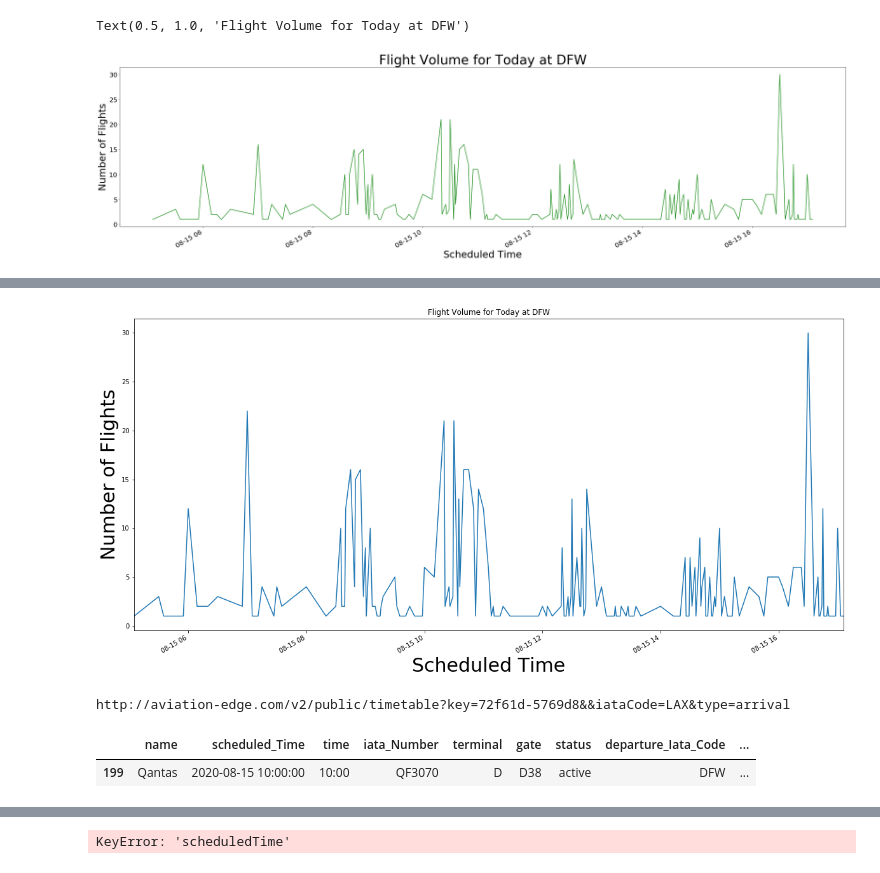
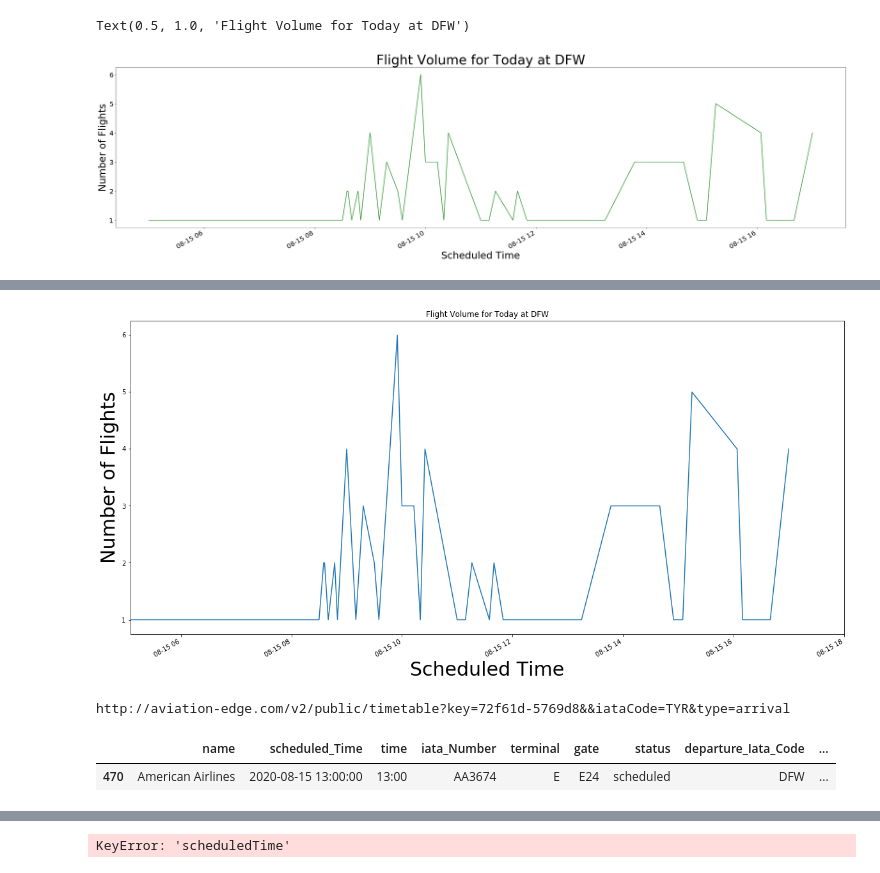
Before and after one commit to jbuckholt/ProjectAirport, a Jupyter notebook: ProjectAirport.ipynb, the cells around one changed output, grey strips where cells are left out. Drawn from its saved outputs; the diff is of its cells as text; code cells hidden in the pictures.

Commit message:
added arrival Database and updated some variablenames

```diff
--- a/ProjectAirport.ipynb
+++ b/ProjectAirport.ipynb
@@ -80,7 +79,7 @@ df["arrival_Iata_Code"] = arrivalIataCodes
 
 #Creating new clean dataframe without cancelled and unknown status flights
 #also filtering out large known shipping carriers
-Clean_df = df.loc[(df["status"] != "cancelled") &
+cleanDeparture_df = df.loc[(df["status"] != "cancelled") &
     (df["status"] != "unknown") &
     (df["name"] != "FedEx") &
     (df["name"] != "UPS Airlines") &
@@ -89,6 +88,6 @@ Clean_df = df.loc[(df["status"] != "cancelled") &
     (df["name"] != "Aviastar-TU") &
     (df["name"] != "Lufthansa Cargo"),:]
 #this dataframe contains all of the passenger flights pulled from the API
-Clean_df
+cleanDeparture_df.head()
 # %% [output]
 |  | name | scheduled_Time | time | iata_Number | terminal | gate | status | departure_Iata_Code | ... |
@@ -179,16 +152,16 @@ test1_df
 # %%
-Chart_df = Clean_df.groupby(["scheduled_Time"])["iata_Number"].count()
+Chart_df = cleanDeparture_df.groupby(["scheduled_Time"])["iata_Number"].count()
 Chart_df.plot(kind="line", color="green", title="Flight per Hour", fontsize=20, figsize = (40,10))
 plt.xlabel("Scheduled Time", fontsize=30)
 plt.ylabel("Number of Flights", fontsize=30)
 plt.title(f"Flight Volume for Today at {departureIataCode}", fontsize=40)
 # %% [output]
 Text(0.5, 1.0, 'Flight Volume for Today at DFW')
-[figure, old version]
+[figure, new version]
 # %%
 # Graph change with time
 # This graph looks different from the original
-Chart1_gb = df.groupby(["scheduled_Time"])["iata_Number"].count()
+Chart1_gb = cleanDeparture_df.groupby(["scheduled_Time"])["iata_Number"].count()
 Chart1_gb.plot(kind="line", title=f"Flight Volume for Today at {departureIataCode}", figsize = (20,10))
 plt.xlabel("Scheduled Time", fontsize=30)
 plt.ylabel("Number of Flights", fontsize=30)
@@ -198,9 +171,10 @@ plt.xlim(Clean_df["time"].min(),Clean_df["time"].max())
-[figure, old version]
+[figure, new version]
 # %%
 #establish random sample of 1 to get data for testing
 randomIataNumberSample_df = Clean_df.sample(1)
 #pulls fields from sample to be used for easy comparison in following kernels
 randomIataNumber = randomIataNumberSample_df.iloc[0]
+randomScheduledTime = randomIataNumberSample_df.iloc[0,1]
 randomTerminalNumber = randomIataNumberSample_df.iloc[0,4]
 randomGateNumber = randomIataNumberSample_df.iloc[0,5]
 randomIataCode = randomIataNumberSample_df.iloc[0,8]
@@ -211,6 +185,6 @@ Arrival_url = f"http://aviation-edge.com/v2/public/timetable?key={api_key}&&iata
 print(Arrival_url)
 randomIataNumberSample_df
 # %% [output]
-http://aviation-edge.com/v2/public/timetable?key=72f61d-5769d8&&iataCode=LAX&type=arrival
+http://aviation-edge.com/v2/public/timetable?key=72f61d-5769d8&&iataCode=TYR&type=arrival
 |  | name | scheduled_Time | time | iata_Number | terminal | gate | status | departure_Iata_Code | ... |
-| 199 | Qantas | 2020-08-15 10:00:00 | 10:00 | QF3070 | D | D38 | active | DFW | ... |
+| 470 | American Airlines | 2020-08-15 13:00:00 | 13:00 | AA3674 | E | E24 | scheduled | DFW | ... |
```
Also changed, not shown: parts of 16 cells of this notebook.
